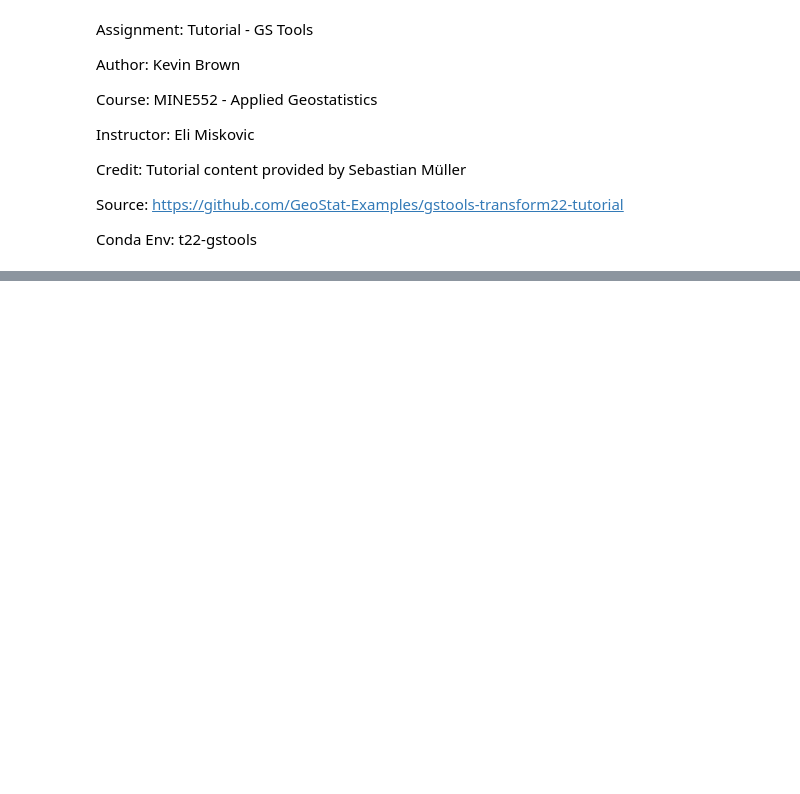
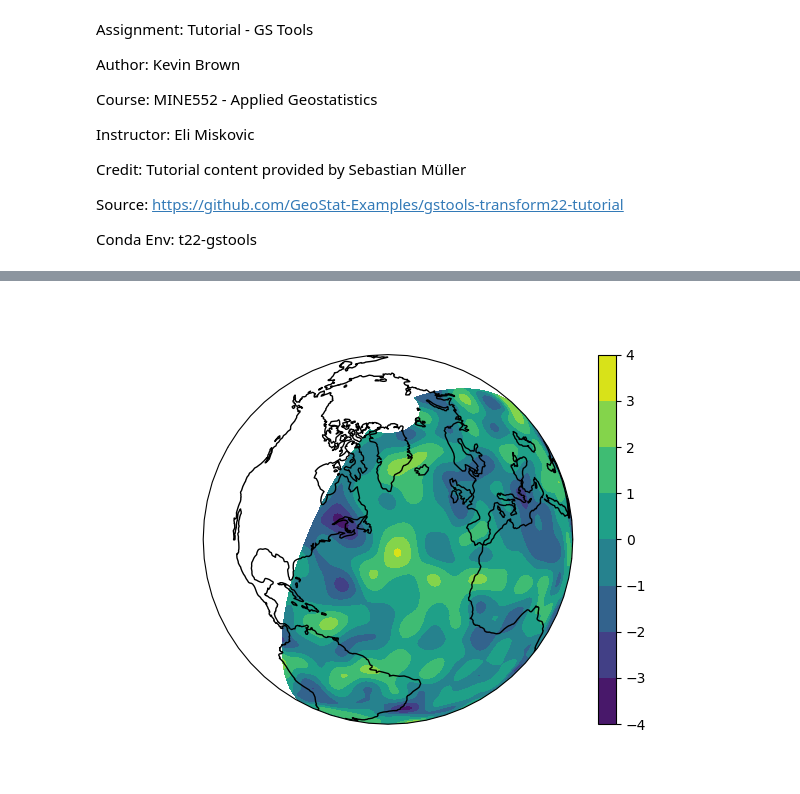
Before and after one commit to kfobrown1/gstools-transform22-tutorial, a Jupyter notebook: 00_intro.ipynb, the cells around one changed output, grey strips where cells are left out. Drawn from its saved outputs; the diff is of its cells as text; code cells hidden in the pictures; blank space fills up the shorter version.

```diff
--- a/00_intro.ipynb
+++ b/00_intro.ipynb
@@ -32,0 +35,19 @@ srf.plot()
+# %%
+import matplotlib.pyplot as plt
+import cartopy.crs as ccrs
+import gstools as gs
+# define a structured field by latitude and longitude
+lat = lon = range(-80, 81)
+model = gs.Gaussian(latlon=True, len_scale=777, rescale=gs.EARTH_RADIUS)
+srf = gs.SRF(model, seed=12345)
+field = srf.structured((lat, lon))
+# Orthographic plotting with cartopy
+plt.figure()
+ax = plt.subplot(projection=ccrs.Orthographic(-45, 45))
+cont = ax.contourf(lon, lat, field, transform=ccrs.PlateCarree())
+ax.coastlines()
+ax.set_global()
+plt.colorbar(cont)
+plt.show()
+# %% [output]
+[figure, added]
```
Also changed, not shown: parts of 3 cells of this notebook, 10 other files.
